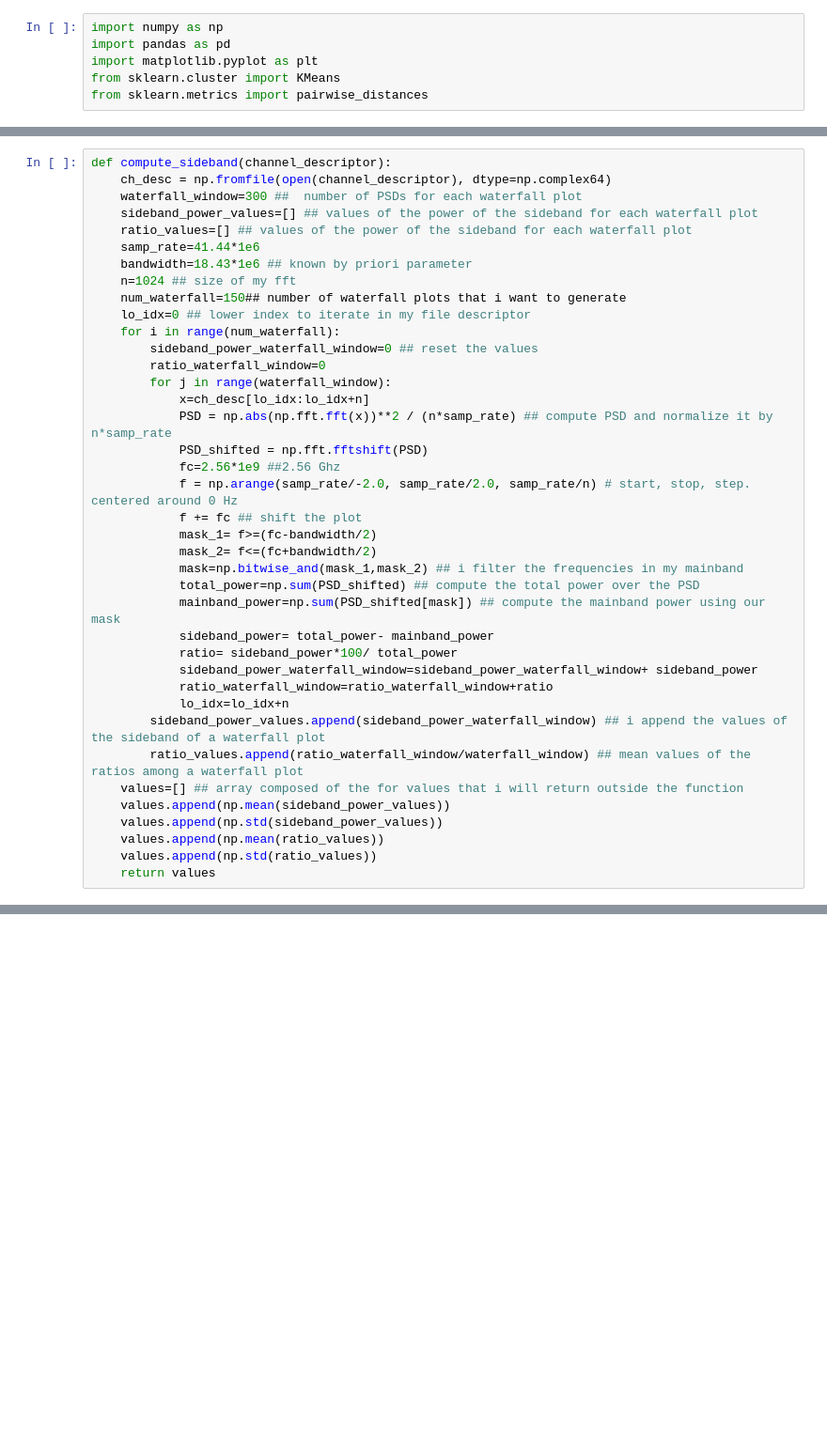
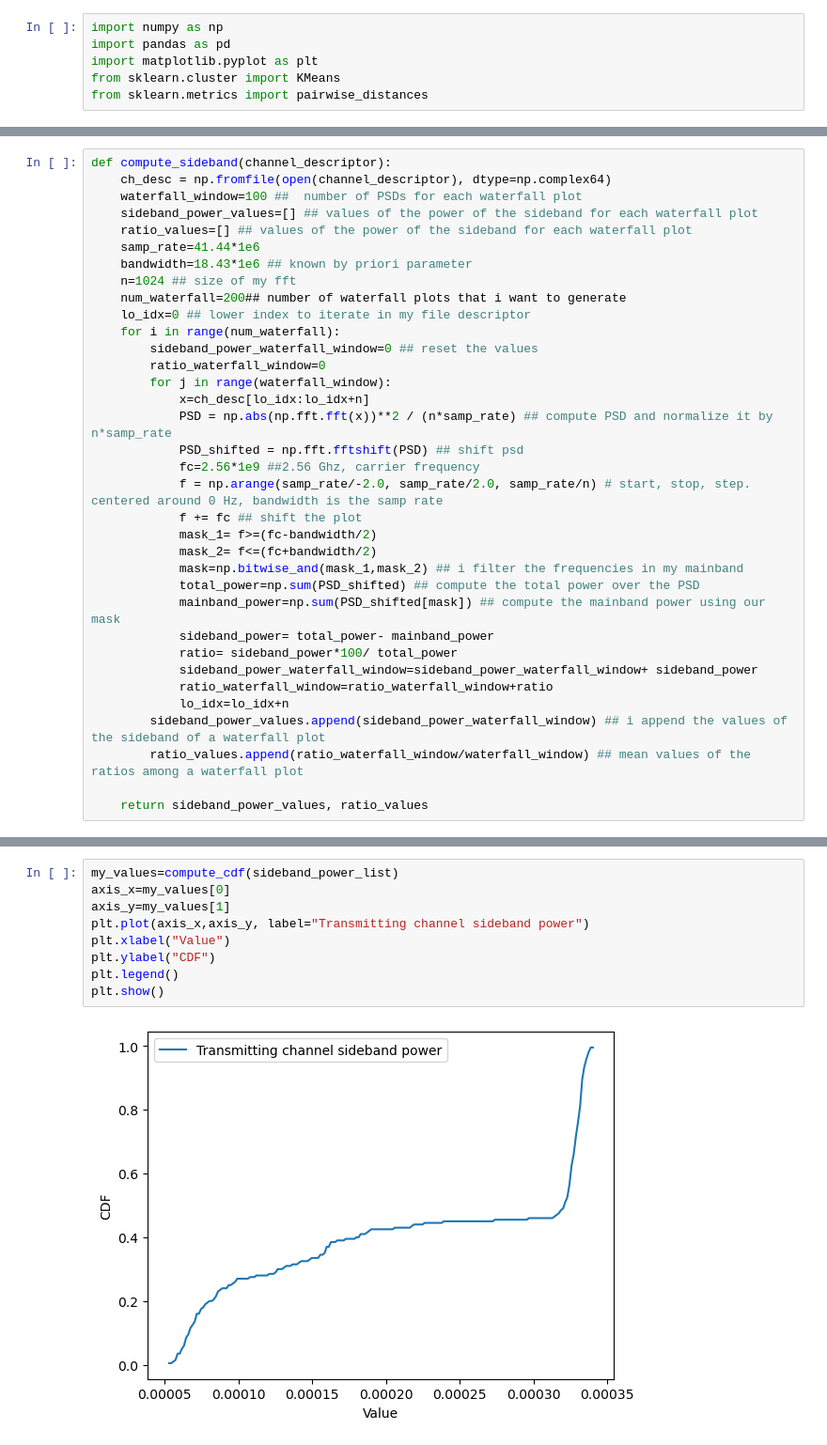
Before and after one commit to Varots/My_thesis, a Jupyter notebook: Computing_sideband_power.ipynb, the cells around one changed output, grey strips where cells are left out. Shown at 94% size. Drawn from its saved outputs; the diff is of its cells as text; blank space fills up the shorter version.

```diff
--- a/Computing_sideband_power.ipynb
+++ b/Computing_sideband_power.ipynb
@@ -51,13 +54,13 @@ Ratio: 84.42054992075882 %
 # %%
 def compute_sideband(channel_descriptor):
     ch_desc = np.fromfile(open(channel_descriptor), dtype=np.complex64)
-    waterfall_window=300 ##  number of PSDs for each waterfall plot
+    waterfall_window=100 ##  number of PSDs for each waterfall plot
     sideband_power_values=[] ## values of the power of the sideband for each waterfall plot
     ratio_values=[] ## values of the power of the sideband for each waterfall plot
     samp_rate=41.44*1e6
     bandwidth=18.43*1e6 ## known by priori parameter
     n=1024 ## size of my fft
-    num_waterfall=150## number of waterfall plots that i want to generate
+    num_waterfall=200## number of waterfall plots that i want to generate
     lo_idx=0 ## lower index to iterate in my file descriptor
     for i in range(num_waterfall):
         sideband_power_waterfall_window=0 ## reset the values
@@ -65,9 +68,9 @@ def compute_sideband(channel_descriptor):
         for j in range(waterfall_window):
             x=ch_desc[lo_idx:lo_idx+n]
             PSD = np.abs(np.fft.fft(x))**2 / (n*samp_rate) ## compute PSD and normalize it by n*samp_rate
-            PSD_shifted = np.fft.fftshift(PSD)
-            fc=2.56*1e9 ##2.56 Ghz
-            f = np.arange(samp_rate/-2.0, samp_rate/2.0, samp_rate/n) # start, stop, step.  centered around 0 Hz
+            PSD_shifted = np.fft.fftshift(PSD) ## shift psd
+            fc=2.56*1e9 ##2.56 Ghz, carrier frequency
+            f = np.arange(samp_rate/-2.0, samp_rate/2.0, samp_rate/n) # start, stop, step.  centered around 0 Hz, bandwidth is the samp rate
             f += fc ## shift the plot
             mask_1= f>=(fc-bandwidth/2)
             mask_2= f<=(fc+bandwidth/2)
@@ -81,11 +84,7 @@ def compute_sideband(channel_descriptor):
             lo_idx=lo_idx+n
         sideband_power_values.append(sideband_power_waterfall_window) ## i append the values of the sideband of a waterfall plot
         ratio_values.append(ratio_waterfall_window/waterfall_window) ## mean values of the ratios among a waterfall plot
-    values=[] ## array composed of the for values that i will return outside the function
-    values.append(np.mean(sideband_power_values))
-    values.append(np.std(sideband_power_values))
-    values.append(np.mean(ratio_values))
-    values.append(np.std(ratio_values))
-    return values
+
+    return sideband_power_values, ratio_values
 # %%
 val_empty=compute_sideband("empty_channel")
@@ -111,0 +135,11 @@ Stdv of the ratios for the transmitting channel: 2.48966840404687 %
+# %%
+my_values=compute_cdf(sideband_power_list)
+axis_x=my_values[0]
+axis_y=my_values[1]
+plt.plot(axis_x,axis_y, label="Transmitting channel sideband power")
+plt.xlabel("Value")
+plt.ylabel("CDF")
+plt.legend()
+plt.show()
+# %% [output]
+[figure, added]
```
Also changed, not shown: parts of 16 cells of this notebook.
